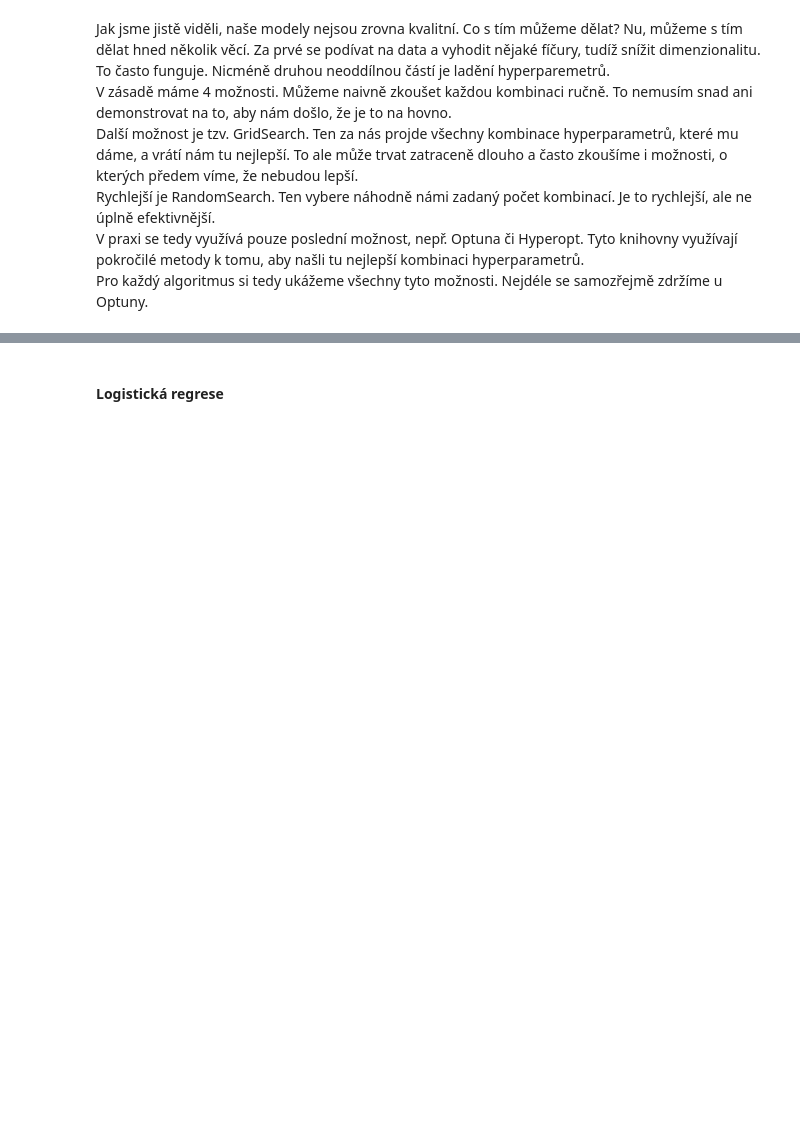
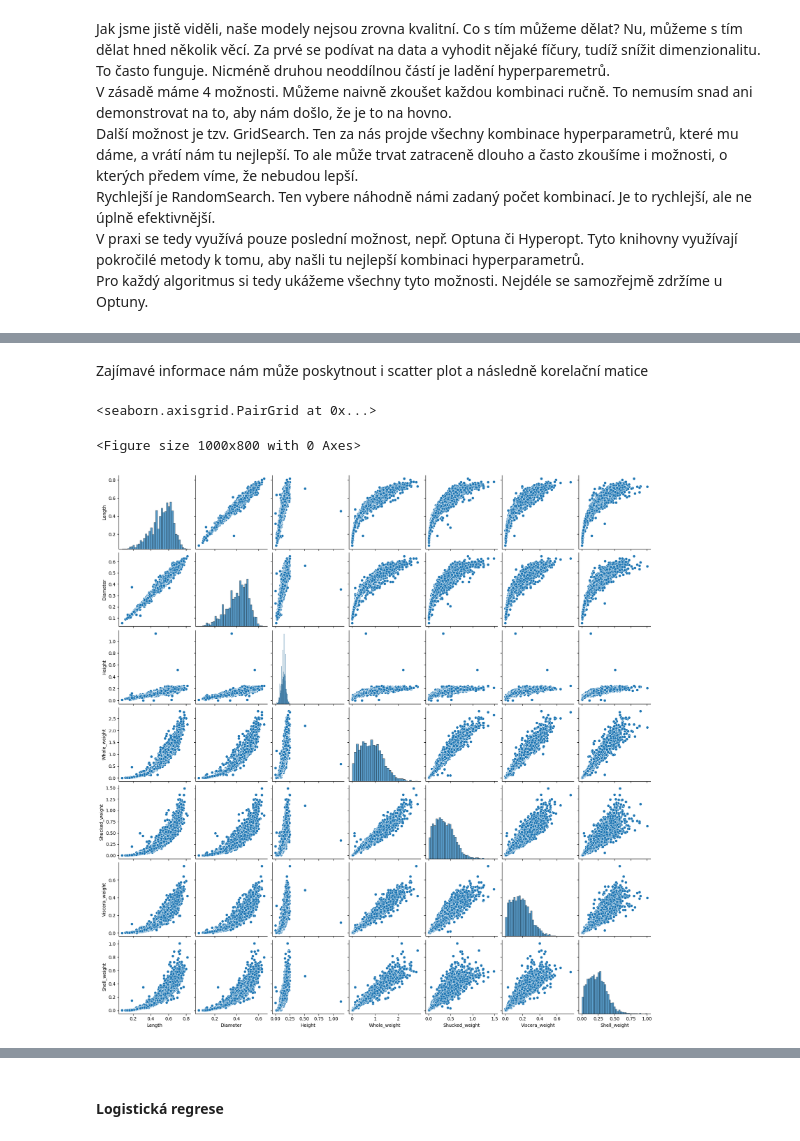
Before and after one commit to kakalasek/PipuvPruvodceMaturitouZProgramovani, a Jupyter notebook: 18/18.ipynb, the cells around one changed output, grey strips where cells are left out. Saved outputs shown, nothing was run; the diff lists cells and outputs as text; code cells hidden in the pictures; blank space fills up the shorter version.

```diff
--- a/18/18.ipynb
+++ b/18/18.ipynb
@@ -422,0 +493,9 @@ Pro každý algoritmus si tedy ukážeme všechny tyto možnosti. Nejdéle se sa
+# %% [markdown]
+Zajímavé informace nám může poskytnout i scatter plot a následně korelační matice
+# %%
+plt.figure(figsize=(10, 8))
+sns.pairplot(_df)
+# %% [output]
+<seaborn.axisgrid.PairGrid at 0x...>
+<Figure size 1000x800 with 0 Axes>
+[figure, added]
```
Also changed, not shown: parts of 29 cells of this notebook.
